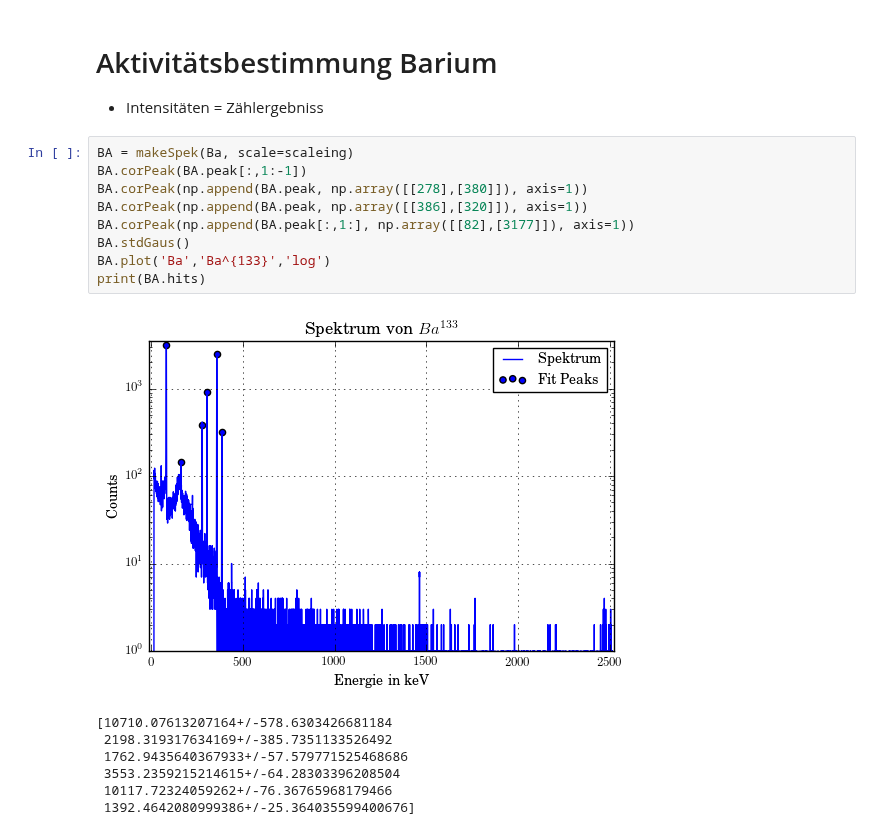
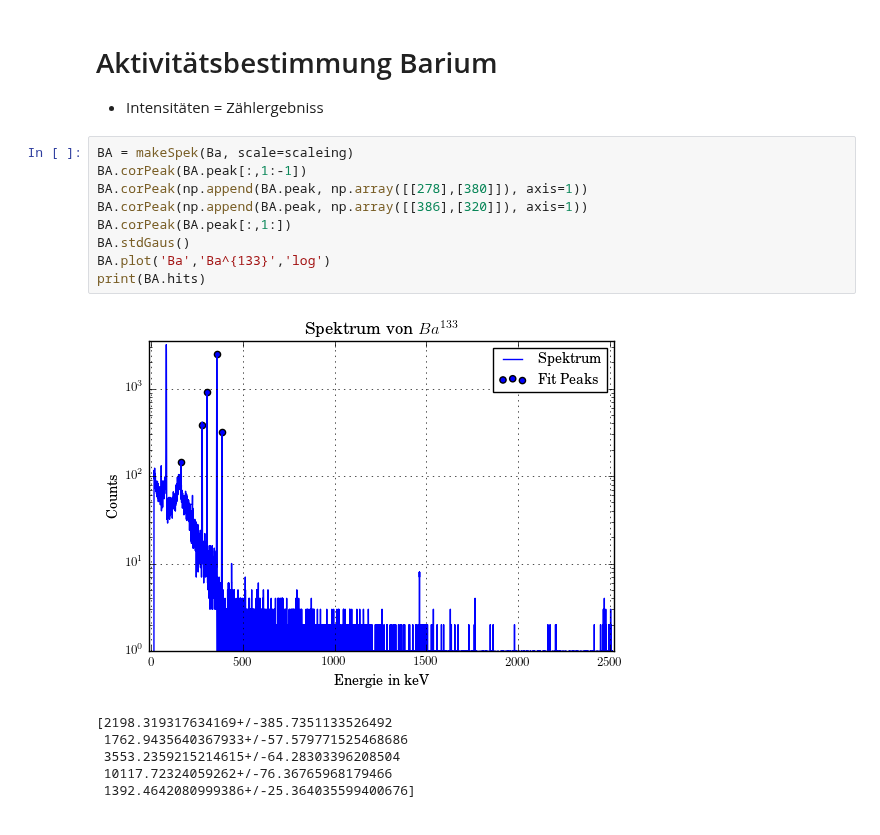
Before and after one commit to MaxSac/FP-Praktikum, a Jupyter notebook: 03-09.01.2017/calculation.ipynb, the cells around one changed output. Saved outputs shown, nothing was run; the diff lists cells and outputs as text.

```diff
--- a/03-09.01.2017/calculation.ipynb
+++ b/03-09.01.2017/calculation.ipynb
@@ -367,16 +367,15 @@ print(sum(CS.data[:2180])/2740)
 # %%
 BA = makeSpek(Ba, scale=scaleing)
 BA.corPeak(BA.peak[:,1:-1])
 BA.corPeak(np.append(BA.peak, np.array([[278],[380]]), axis=1))
 BA.corPeak(np.append(BA.peak, np.array([[386],[320]]), axis=1))
-BA.corPeak(np.append(BA.peak[:,1:], np.array([[82],[3177]]), axis=1))
+BA.corPeak(BA.peak[:,1:])
 BA.stdGaus()
 BA.plot('Ba','Ba^{133}','log')
 print(BA.hits)
 # %% [output]
-[figure, old version]
+[figure, new version]
-[10710.07613207164+/-578.6303426681184
- 2198.319317634169+/-385.7351133526492
+[2198.319317634169+/-385.7351133526492
  1762.9435640367933+/-57.579771525468686
  3553.2359215214615+/-64.28303396208504
  10117.72324059262+/-76.36765968179466
```
Also changed, not shown: parts of 4 cells of this notebook, 11 other files.
